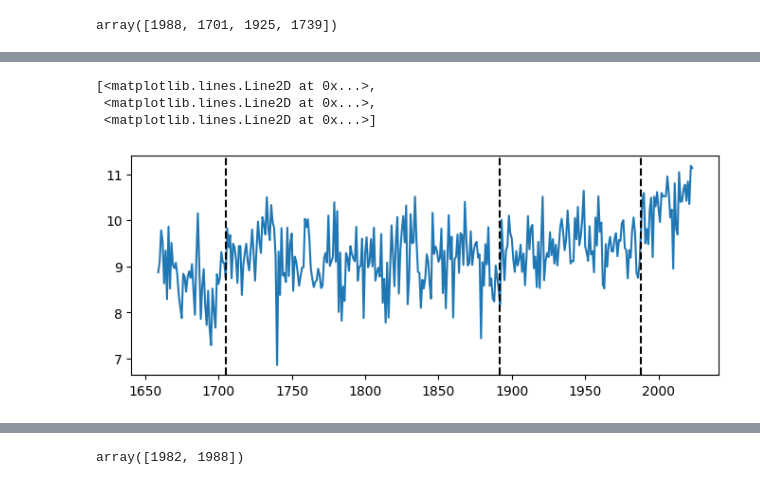
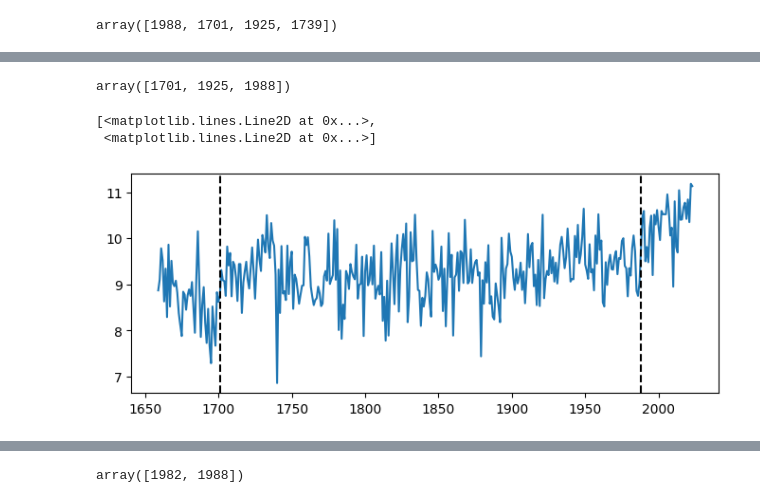
Before and after one commit to manilasoldier/bclr, a Jupyter notebook: bclr_multi_examples.ipynb, the cells around one changed output, grey strips where cells are left out. Saved outputs shown, nothing was run; the diff lists cells and outputs as text; code cells hidden in the pictures.

Commit message:
Improved sampling method for warm_up mechanism and implemented warnings for inability to correctly sample certain scenarios. Updated mutliple changepoint examples notebook.

```diff
--- a/bclr_multi_examples.ipynb
+++ b/bclr_multi_examples.ipynb
@@ -135,10 +165,10 @@ Xcet = mtu[['Annual']][:-1].to_numpy(dtype=np.double)
 cps = list(np.array([1700, 1738, 1988])-1658)
 # %%
 prior_cov1 = np.diag(np.repeat(10,1))
-ncps = 6
-bclrM_cet = bclr.MultiBayesCC(Xcet, cps=ncps, prior_cov=prior_cov1,
+ncps = 7
+bclrM_cet = bclr.MultiBayesCC(Xcet, cps=ncps, prior_cov=prior_cov1, min_size=20,
                               n_iter=1000, lam=0) #try also 9 changepoints to see what we find...
-bclrM_cet.warm_up(random_init=True, reps=20)
+bclrM_cet.warm_up(reps=20)
 # %%
 print(bclrM_cet.bkps)
 bclrM_cet.prior_cov = np.diag(np.repeat(1,1))
@@ -149,6 +179,6 @@ bclrM_cet.fit()
 # %%
 bclrM_cet.transform()
-df_dis = bclrM_cet.cps_df(1658)
+df_dis = bclrM_cet.cps_df(1658, thr=0.7)
 print(df_dis.sort_values(by=['Posterior Probability'], ascending=False))
 # %% [output]
    Location  Posterior Probability  Normalized Entropy
@@ -187,14 +193,18 @@ e_divisive.e_divisive(Xcet)
+# %%
+ecp_vals = e_divisive.e_divisive(Xcet)
+np.array(ecp_vals['estimates'][1:-1]) + 1658
+# %% [output]
+array([1701, 1925, 1988])
 # %%
 plt.figure(figsize=(8, 3))
 Xcet = mtu[['Annual']][:-1].to_numpy(dtype=np.double)
 years = mtu[['Year']][:-1].to_numpy(dtype=np.double)
 plt.plot(years[:], Xcet[:])
-[plt.axvline(df_dis['Location'][i], color='black', linestyle='--') for i in range(ncps)]
+[plt.axvline(df_dis['Location'].iloc[i], color='black', linestyle='--') for i in range(len(df_dis))]
 # %% [output]
 [<matplotlib.lines.Line2D at 0x...>,
- <matplotlib.lines.Line2D at 0x...>,
  <matplotlib.lines.Line2D at 0x...>]
-[figure, old version]
+[figure, new version]
 # %%
 np.array(kern_cpd.fit_predict(Xcet, n_bkps = 3)[:-1])+1658
 # %% [output]
```
Also changed, not shown: parts of 20 cells of this notebook, 3 other files.
